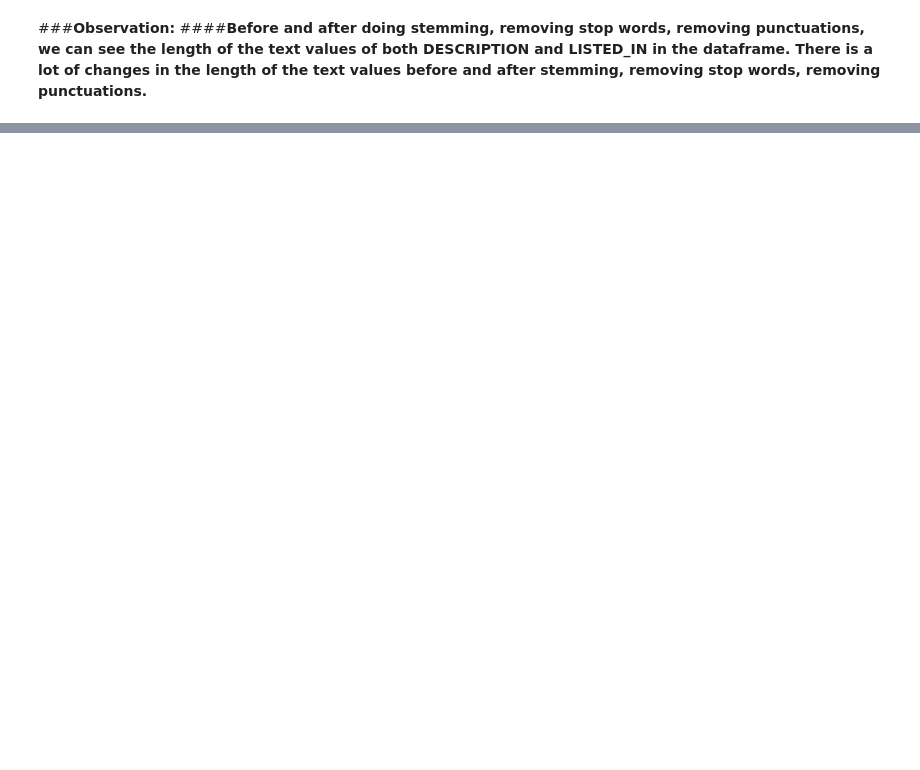
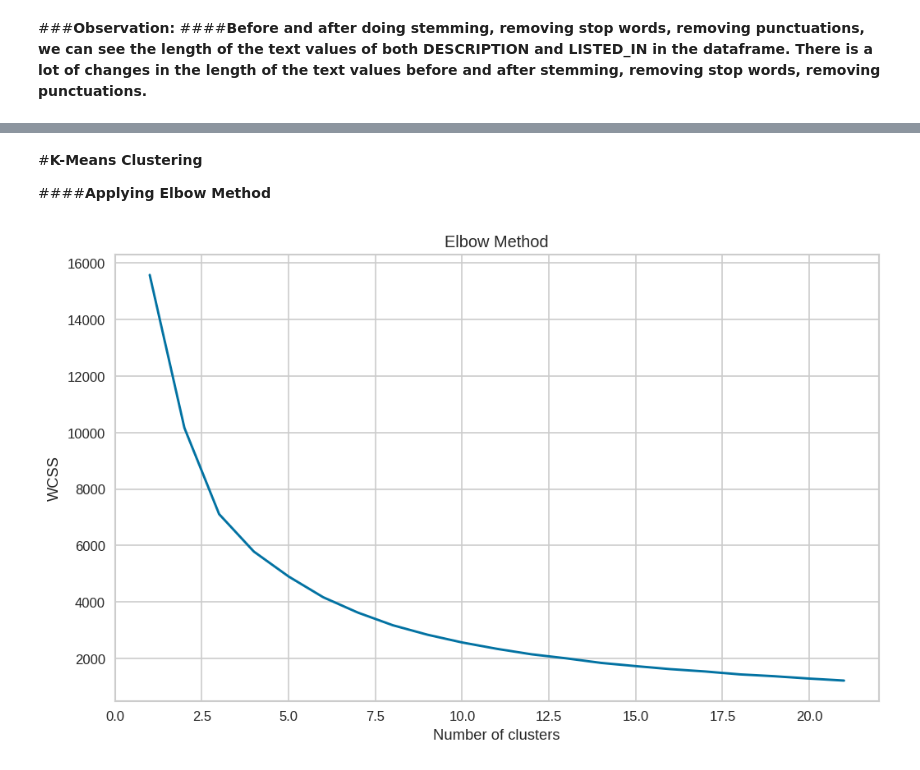
Before and after one commit to sksamima5/Netflix-movies-and-TV-shows-clustering, a Jupyter notebook: NETFLIX_MOVIES_AND_TV_SHOWS_CLUSTERING.ipynb, the cells around one changed output, grey strips where cells are left out. Cells and saved outputs as stored; diff of their text form; code cells hidden in the pictures; blank space fills up the shorter version.

```diff
--- a/NETFLIX_MOVIES_AND_TV_SHOWS_CLUSTERING.ipynb
+++ b/NETFLIX_MOVIES_AND_TV_SHOWS_CLUSTERING.ipynb
@@ -640,0 +619,19 @@ Requirement already satisfied: six>=1.5 in /usr/local/lib/python3.8/dist-package
+# %%
+#Importing required modules from sklearn library
+from sklearn.metrics import silhouette_score
+from sklearn.datasets import make_blobs
+from sklearn.cluster import KMeans
+from sklearn.metrics import silhouette_samples, silhouette_score
+from sklearn.cluster import KMeans
+X_features_rec_mon = netflix[['length_of_description_after','length_ of_listed_in_after']]
+scaler_rec_mon = preprocessing.StandardScaler()
+X_rec_mon=scaler_rec_mon.fit_transform(X_features_rec_mon)
+X=X_rec_mon
+range_n_clusters = [2,3,4,5,6,7,8,9,10,11,12,13,14,15]  #listing out the number of clusters
+for n_clusters in range_n_clusters:
+    clusterer = KMeans(n_clusters=n_clusters)
+    preds = clusterer.fit_predict(X)
+    centers = clusterer.cluster_centers_
+
+    score = silhouette_score(X, preds)
+    print("For n_clusters = {}, silhouette score is {}".format(n_clusters, score))
@@ -640,0 +689,19 @@ Requirement already satisfied: six>=1.5 in /usr/local/lib/python3.8/dist-package
+# %% [markdown]
+#**K-Means Clustering**
+
+####**Applying Elbow Method**
+# %%
+#Interpretation of a line plot with an elbow shape
+plt.figure(figsize=(10,6), dpi = 120)
+wcss = []
+for i in range(1,22):
+  kmeans = KMeans(n_clusters = i, init = 'k-means++', max_iter = 300, n_init = 10, random_state = 0)
+  kmeans.fit(X)
+  wcss.append(kmeans.inertia_)
+plt.plot(range(1,22), wcss)
+plt.title('Elbow Method')
+plt.xlabel('Number of clusters')
+plt.ylabel('WCSS')
+plt.show()
+# %% [output]
+[figure, added]
```
Also changed, not shown: parts of 23 cells of this notebook.
